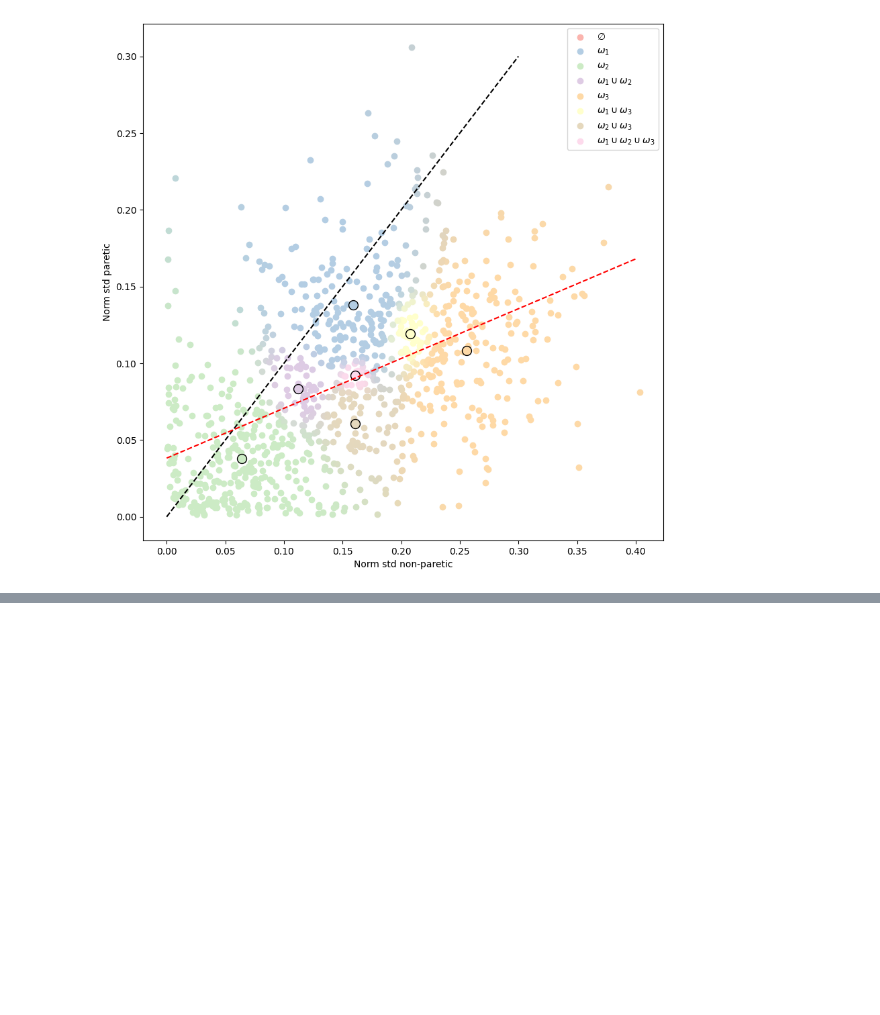
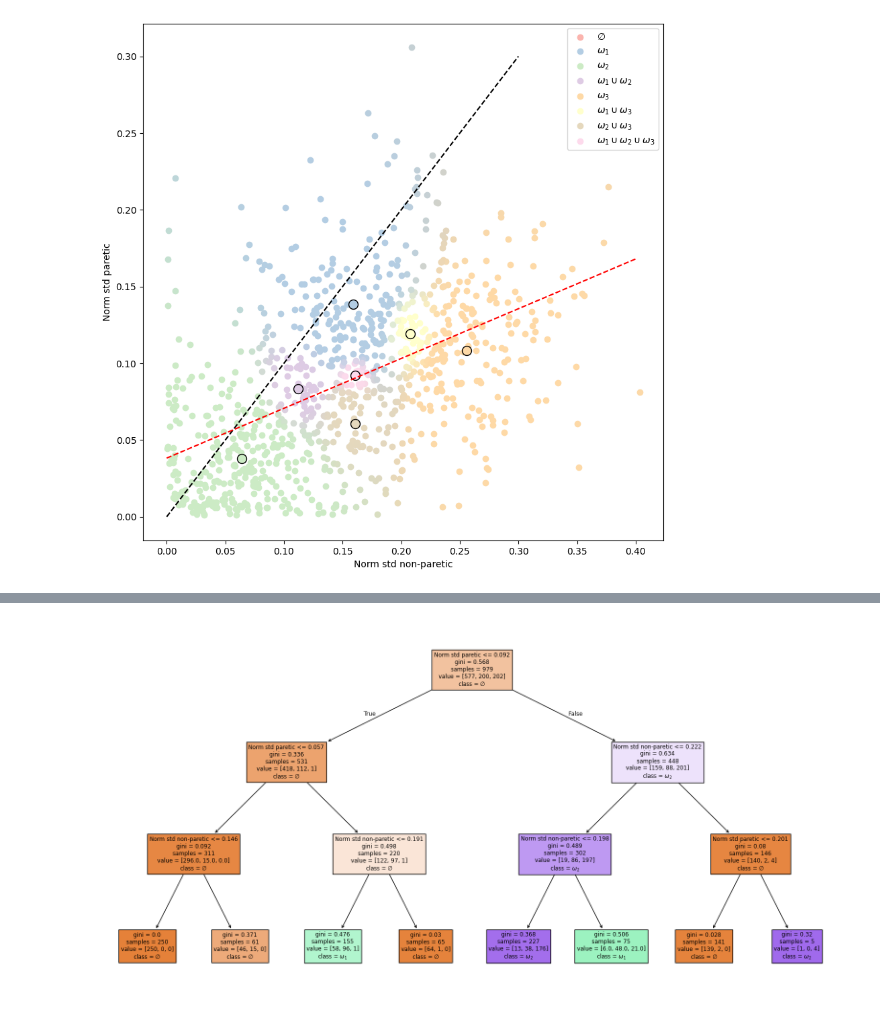
Before and after one commit to victorsouza89/rearm-actimetry-exploring, a Jupyter notebook: easy_clustering.ipynb, the cells around one changed output, grey strips where cells are left out. Saved outputs shown, nothing was run; the diff lists cells and outputs as text; code cells hidden in the pictures; blank space fills up the shorter version.

```diff
--- a/easy_clustering.ipynb
+++ b/easy_clustering.ipynb
@@ -429,0 +556,30 @@ plt.show()
+# %%
+from sklearn.tree import DecisionTreeClassifier
+
+tree = DecisionTreeClassifier(max_depth=3)
+
+tree.fit(features, classes)
+
+# print tree
+from sklearn.tree import plot_tree
+
+fig, ax = plt.subplots(1, 1, figsize=(20, 10))
+plot_tree(tree, ax=ax, feature_names=['Norm std non-paretic', 'Norm std paretic'], class_names=focal_sets, filled=True)
+plt.show()
+
+fig, ax = plt.subplots(1, 1, figsize=(10, 10))
+
+# fill regions using the tree
+X, Y = np.meshgrid(np.linspace(xmin, xmax, 100), np.linspace(ymin, ymax))
+
+Z = tree.predict(np.column_stack((X.ravel(), Y.ravel()))).reshape(X.shape)
+
+ax.contourf(X, Y, Z, cmap='tab10', alpha=0.5)
+
+for i in range(len(features)):
+    ax.scatter(features[i, 0], features[i, 1], color=colors[i])
+
+for i in range(len(focal_sets)):
+    ax.scatter([], [], color=focal_colors[i], label=focal_sets[i])
+# %% [output]
+[figure, added]
```
Also changed, not shown: parts of 16 cells of this notebook, 2 other files.
